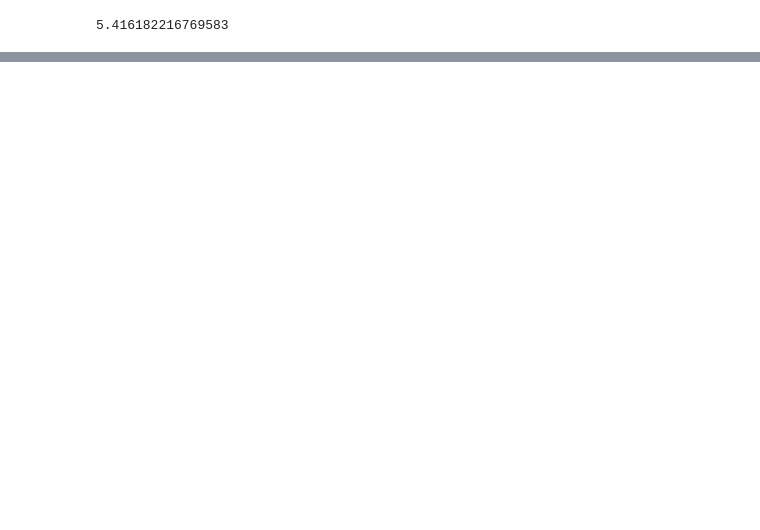
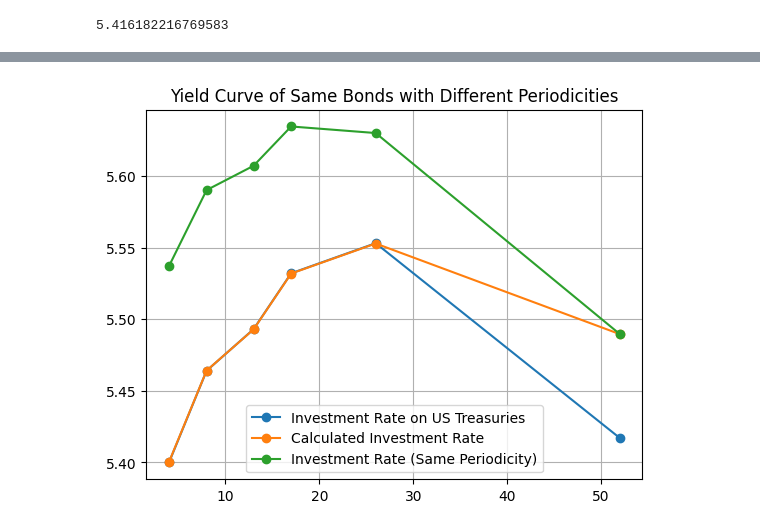
Before and after one commit to aniliitb10/BondMath, a Jupyter notebook: TBills.ipynb, the cells around one changed output, grey strips where cells are left out. Drawn from its saved outputs; the diff is of its cells as text; code cells hidden in the pictures; blank space fills up the shorter version.

Commit message:
Added impact of Periodicity on Yield Curve

```diff
--- a/TBills.ipynb
+++ b/TBills.ipynb
@@ -122,0 +177,10 @@ df.loc[:, ['Maturity', 'Issue Date', 'High Rate', 'Investment Rate', 'Calculated
+# %%
+# this is based on maturity, no special treatment for 52 weeks TBills
+df['Calculated Investment Rate'] = ((100 - df['Price per 100']) / df['Price per 100']) * (366 / (df['Maturity'] * 7)) * 100
+
+df['Investment Rate (Same Periodicity)'] = df.apply(
+    lambda row: change_periodicity(rate=row['Calculated Investment Rate']/100, old=int(52/row['Maturity']), new=1)*100, axis=1
+)
+
+df.loc[:, ['Maturity', 'Issue Date', 'High Rate', 'Investment Rate', 'Investment Rate (Same Periodicity)',
+           'Calculated Investment Rate', 'Price per 100', 'Calculated Price', ]]
@@ -122,0 +195,9 @@ df.loc[:, ['Maturity', 'Issue Date', 'High Rate', 'Investment Rate', 'Calculated
+# %%
+plt.plot(df['Maturity'], df['Investment Rate'], 'o-', label='Investment Rate on US Treasuries')
+plt.plot(df['Maturity'], df['Calculated Investment Rate'], 'o-', label='Calculated Investment Rate')
+plt.plot(df['Maturity'], df['Investment Rate (Same Periodicity)'], 'o-',label='Investment Rate (Same Periodicity)')
+plt.legend()
+plt.title('Yield Curve of Same Bonds with Different Periodicities')
+plt.grid()
+# %% [output]
+[figure, added]
```
Also changed, not shown: parts of 9 cells of this notebook, 1 other file.
